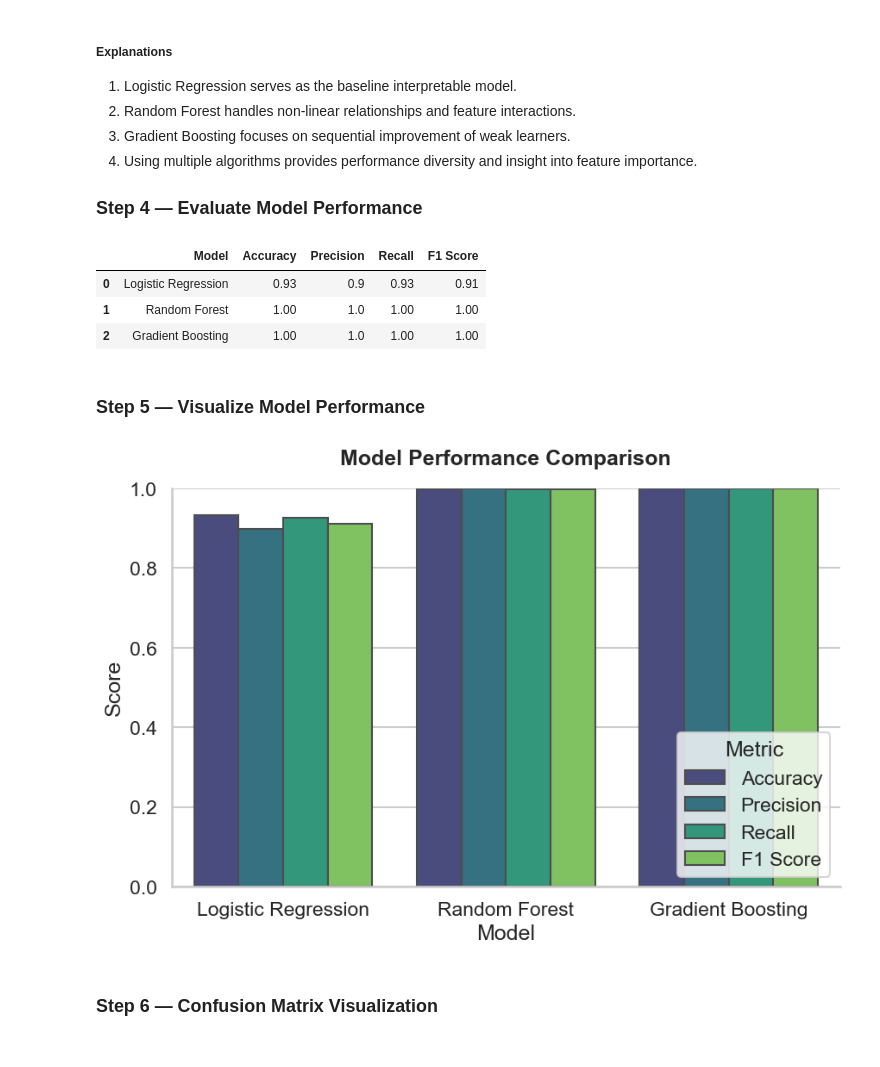
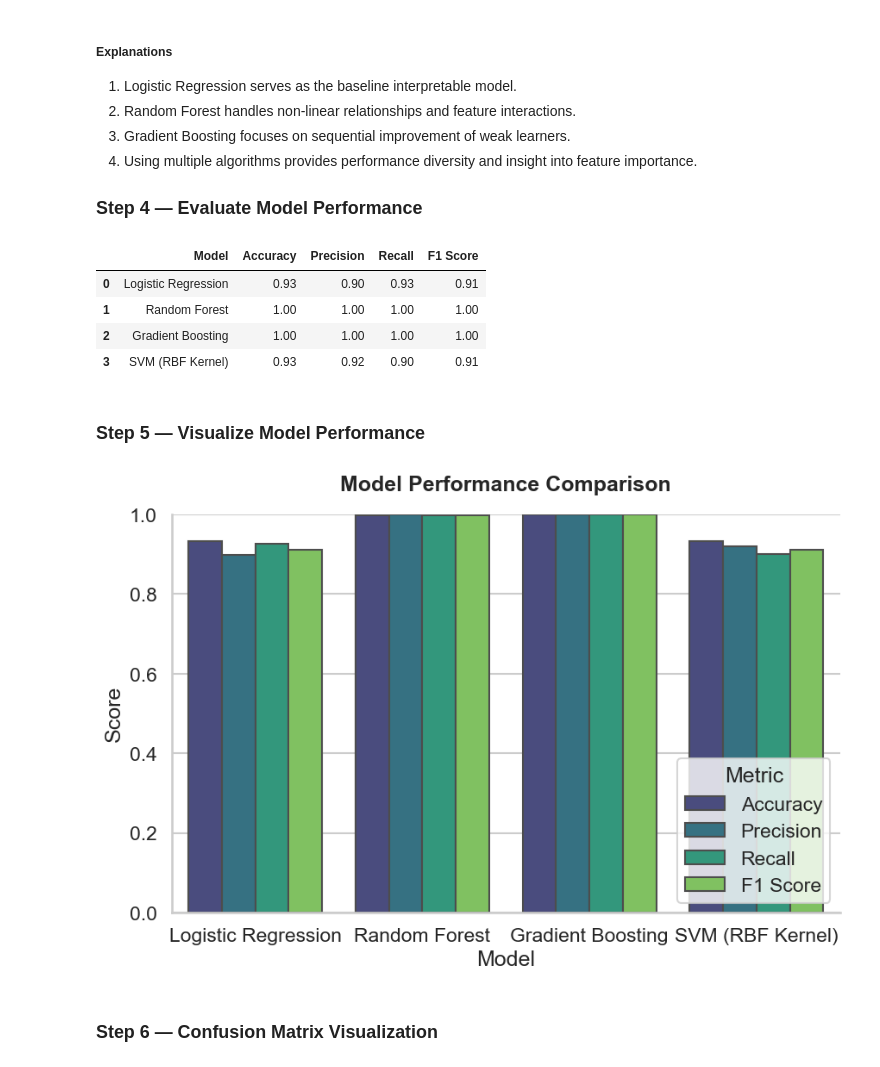
Before and after one commit to Hansaanuradha93/Jupyter-Notebook---XAI-Chatbot, a Jupyter notebook: model_training.ipynb, the cells around one changed output. Drawn from its saved outputs; the diff is of its cells as text; code cells hidden in the pictures.

```diff
--- a/model_training.ipynb
+++ b/model_training.ipynb
@@ -841,14 +841,17 @@ X_test_scaled = scaler.transform(X_test)
 # %%
 from sklearn.linear_model import LogisticRegression
 from sklearn.ensemble import RandomForestClassifier, GradientBoostingClassifier
+from sklearn.svm import SVC
 
 # Initialize models
 log_reg = LogisticRegression(max_iter=1000, class_weight='balanced', random_state=42)
 rf = RandomForestClassifier(n_estimators=200, random_state=42)
 gb = GradientBoostingClassifier(random_state=42)
+svm = SVC(kernel='rbf', probability=True, class_weight='balanced', random_state=42)
 
 # Train models
 log_reg.fit(X_train_scaled, y_train)
-rf.fit(X_train, y_train)
+rf.fit(X_train, y_train)                 # Tree models stay unscaled
 gb.fit(X_train_scaled, y_train)
+svm.fit(X_train_scaled, y_train)
 # %% [output]
@@ -864,36 +867,41 @@ GradientBoostingClassifier(random_state=42)
 # %%
 from sklearn.metrics import accuracy_score, precision_score, recall_score, f1_score, confusion_matrix, classification_report
 
 models = {
     'Logistic Regression': log_reg,
     'Random Forest': rf,
-    'Gradient Boosting': gb
+    'Gradient Boosting': gb,
+    'SVM (RBF Kernel)': svm
 }
 
-# Collect metrics
 results = {
     'Model': [],
     'Accuracy': [],
     'Precision': [],
     'Recall': [],
     'F1 Score': []
 }
 
 for name, model in models.items():
-    y_pred = model.predict(X_test_scaled if name != 'Random Forest' else X_test)
+    # Tree models use raw data; others use scaled
+    X_eval = X_test if name == 'Random Forest' else X_test_scaled
+
+    y_pred = model.predict(X_eval)
+
     results['Model'].append(name)
     results['Accuracy'].append(accuracy_score(y_test, y_pred))
     results['Precision'].append(precision_score(y_test, y_pred))
     results['Recall'].append(recall_score(y_test, y_pred))
     results['F1 Score'].append(f1_score(y_test, y_pred))
 
 results_df = pd.DataFrame(results)
-display(results_df)
+results_df
 # %% [output]
 |  | Model | Accuracy | Precision | Recall | F1 Score |
-| 0 | Logistic Regression | 0.93 | 0.9 | 0.93 | 0.91 |
-| 1 | Random Forest | 1.00 | 1.0 | 1.00 | 1.00 |
-| 2 | Gradient Boosting | 1.00 | 1.0 | 1.00 | 1.00 |
+| 0 | Logistic Regression | 0.93 | 0.90 | 0.93 | 0.91 |
+| 1 | Random Forest | 1.00 | 1.00 | 1.00 | 1.00 |
+| 2 | Gradient Boosting | 1.00 | 1.00 | 1.00 | 1.00 |
+| 3 | SVM (RBF Kernel) | 0.93 | 0.92 | 0.90 | 0.91 |
 # %% [markdown]
 ### Step 5 — Visualize Model Performance
 # %%
@@ -918,7 +926,7 @@ plt.legend(title='Metric', loc='lower right', frameon=True, facecolor='white', e
 sns.despine()
 plt.show()
 # %% [output]
-[figure, old version]
+[figure, new version]
 # %% [markdown]
 ### Step 6 — Confusion Matrix Visualization
 # %%
```
Also changed, not shown: parts of 4 cells of this notebook, 3 other files.
